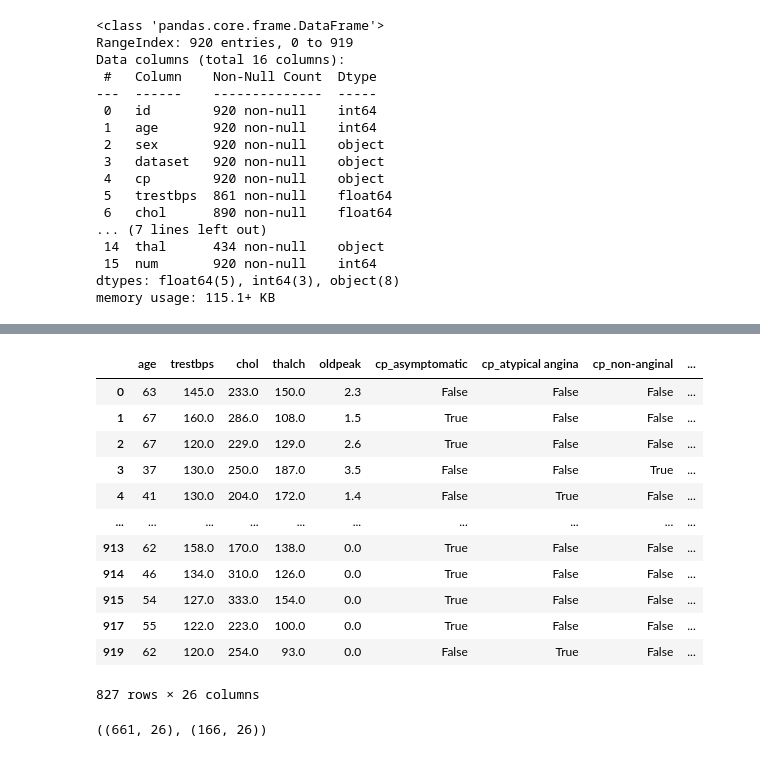
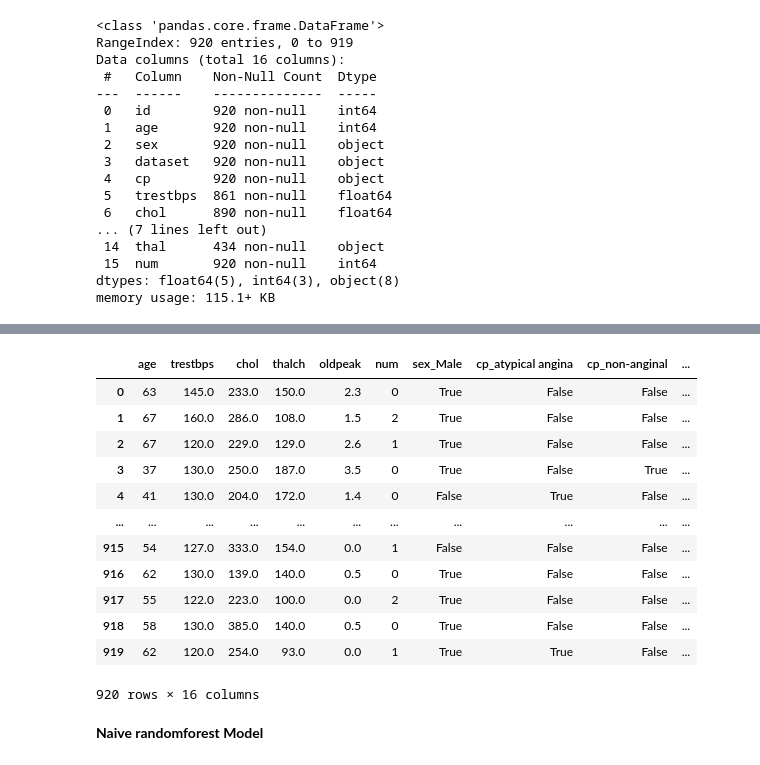
Before and after one commit to Shreejith-19/heart-disease-multimodel-analysis, a Jupyter notebook: index.ipynb, the cells around one changed output, grey strips where cells are left out. Saved outputs shown, nothing was run; the diff lists cells and outputs as text; code cells hidden in the pictures.

Commit message:
chore: add naive RDF model

```diff
--- a/index.ipynb
+++ b/index.ipynb
@@ -112,24 +184,27 @@ df
+# %%
+df = pd.get_dummies(data = df, prefix = cat_features, columns = cat_features, drop_first = True)
+df
+# %% [output]
+|  | age | trestbps | chol | thalch | oldpeak | num | sex_Male | cp_atypical angina | cp_non-anginal | ... |
+| 0 | 63 | 145.0 | 233.0 | 150.0 | 2.3 | 0 | True | False | False | ... |
+| 1 | 67 | 160.0 | 286.0 | 108.0 | 1.5 | 2 | True | False | False | ... |
+| 2 | 67 | 120.0 | 229.0 | 129.0 | 2.6 | 1 | True | False | False | ... |
+| 3 | 37 | 130.0 | 250.0 | 187.0 | 3.5 | 0 | True | False | True | ... |
+| 4 | 41 | 130.0 | 204.0 | 172.0 | 1.4 | 0 | False | True | False | ... |
+| ... | ... | ... | ... | ... | ... | ... | ... | ... | ... | ... |
+| 915 | 54 | 127.0 | 333.0 | 154.0 | 0.0 | 1 | False | False | False | ... |
+| 916 | 62 | 130.0 | 139.0 | 140.0 | 0.5 | 0 | True | False | False | ... |
+| 917 | 55 | 122.0 | 223.0 | 100.0 | 0.0 | 2 | True | False | False | ... |
+| 918 | 58 | 130.0 | 385.0 | 140.0 | 0.5 | 0 | True | False | False | ... |
+| 919 | 62 | 120.0 | 254.0 | 93.0 | 0.0 | 1 | True | True | False | ... |
+920 rows × 16 columns
 # %%
 X = df.drop(columns = ["num"])
 Y = df["num"]
-X
-# %% [output]
-|  | age | trestbps | chol | thalch | oldpeak | cp_asymptomatic | cp_atypical angina | cp_non-anginal | ... |
-| 0 | 63 | 145.0 | 233.0 | 150.0 | 2.3 | False | False | False | ... |
-| 1 | 67 | 160.0 | 286.0 | 108.0 | 1.5 | True | False | False | ... |
-| 2 | 67 | 120.0 | 229.0 | 129.0 | 2.6 | True | False | False | ... |
-| 3 | 37 | 130.0 | 250.0 | 187.0 | 3.5 | False | False | True | ... |
-| 4 | 41 | 130.0 | 204.0 | 172.0 | 1.4 | False | True | False | ... |
-| ... | ... | ... | ... | ... | ... | ... | ... | ... | ... |
-| 913 | 62 | 158.0 | 170.0 | 138.0 | 0.0 | True | False | False | ... |
-| 914 | 46 | 134.0 | 310.0 | 126.0 | 0.0 | True | False | False | ... |
-| 915 | 54 | 127.0 | 333.0 | 154.0 | 0.0 | True | False | False | ... |
-| 917 | 55 | 122.0 | 223.0 | 100.0 | 0.0 | True | False | False | ... |
-| 919 | 62 | 120.0 | 254.0 | 93.0 | 0.0 | False | True | False | ... |
-827 rows × 26 columns
 # %%
 from sklearn.model_selection import train_test_split
-x_train, x_test, y_train, y_test = train_test_split(X, Y, test_size = 0.2, random_state = 55)
-x_train.shape,x_test.shape
+x_train, x_test, y_train, y_test = train_test_split(X, Y, train_size = 0.8, random_state = 55)
+x_train = x_train.to_numpy()
+y_train = y_train.to_numpy()
+x_test = x_test.to_numpy()
+y_test = y_test.to_numpy()
-# %% [output]
-((661, 26), (166, 26))
@@ -141,2 +211,4 @@ y_test = y_test.to_numpy()
+# %% [markdown]
+**Naive randomforest Model**
 # %%
 from sklearn.ensemble import RandomForestClassifier
```
Also changed, not shown: parts of 20 cells of this notebook.
